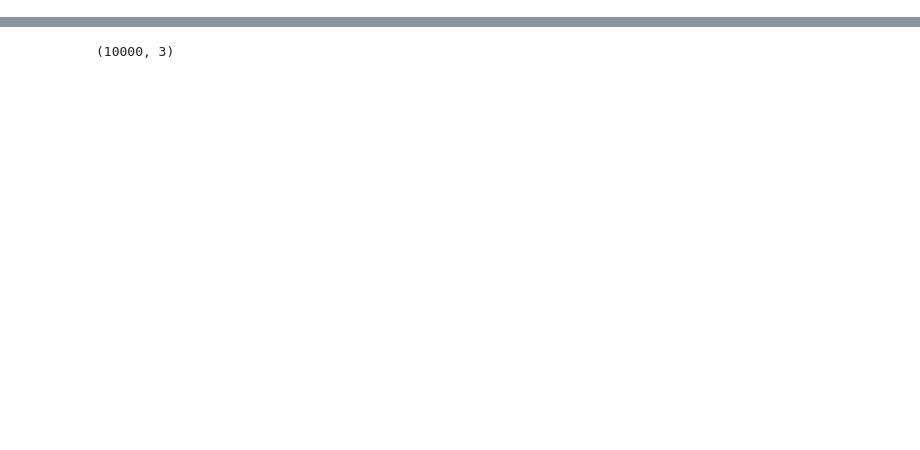
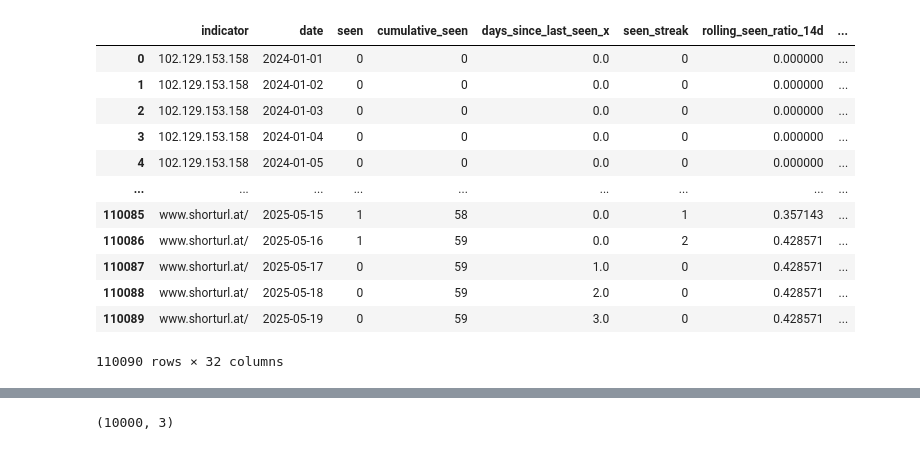
Before and after one commit to jaytlinaskew-OIS/HTOC, a Jupyter notebook: notebooks/observationEventForecasting/Classification_muli_3D.ipynb, the cells around one changed output, grey strips where cells are left out. Drawn from its saved outputs; the diff is of its cells as text; code cells hidden in the pictures; blank space fills up the shorter version.

```diff
--- a/notebooks/observationEventForecasting/Classification_muli_3D.ipynb
+++ b/notebooks/observationEventForecasting/Classification_muli_3D.ipynb
@@ -40,0 +40,16 @@ fig.show()
+# %%
+df
+# %% [output]
+|  | indicator | date | seen | cumulative_seen | days_since_last_seen_x | seen_streak | rolling_seen_ratio_14d | ... |
+| 0 | 102.129.153.158 | 2024-01-01 | 0 | 0 | 0.0 | 0 | 0.000000 | ... |
+| 1 | 102.129.153.158 | 2024-01-02 | 0 | 0 | 0.0 | 0 | 0.000000 | ... |
+| 2 | 102.129.153.158 | 2024-01-03 | 0 | 0 | 0.0 | 0 | 0.000000 | ... |
+| 3 | 102.129.153.158 | 2024-01-04 | 0 | 0 | 0.0 | 0 | 0.000000 | ... |
+| 4 | 102.129.153.158 | 2024-01-05 | 0 | 0 | 0.0 | 0 | 0.000000 | ... |
+| ... | ... | ... | ... | ... | ... | ... | ... | ... |
+| 110085 | www.shorturl.at/ | 2025-05-15 | 1 | 58 | 0.0 | 1 | 0.357143 | ... |
+| 110086 | www.shorturl.at/ | 2025-05-16 | 1 | 59 | 0.0 | 2 | 0.428571 | ... |
+| 110087 | www.shorturl.at/ | 2025-05-17 | 0 | 59 | 1.0 | 0 | 0.428571 | ... |
+| 110088 | www.shorturl.at/ | 2025-05-18 | 0 | 59 | 2.0 | 0 | 0.428571 | ... |
+| 110089 | www.shorturl.at/ | 2025-05-19 | 0 | 59 | 3.0 | 0 | 0.428571 | ... |
+110090 rows × 32 columns
```
Also changed, not shown: parts of 5 cells of this notebook, 1 other file.
